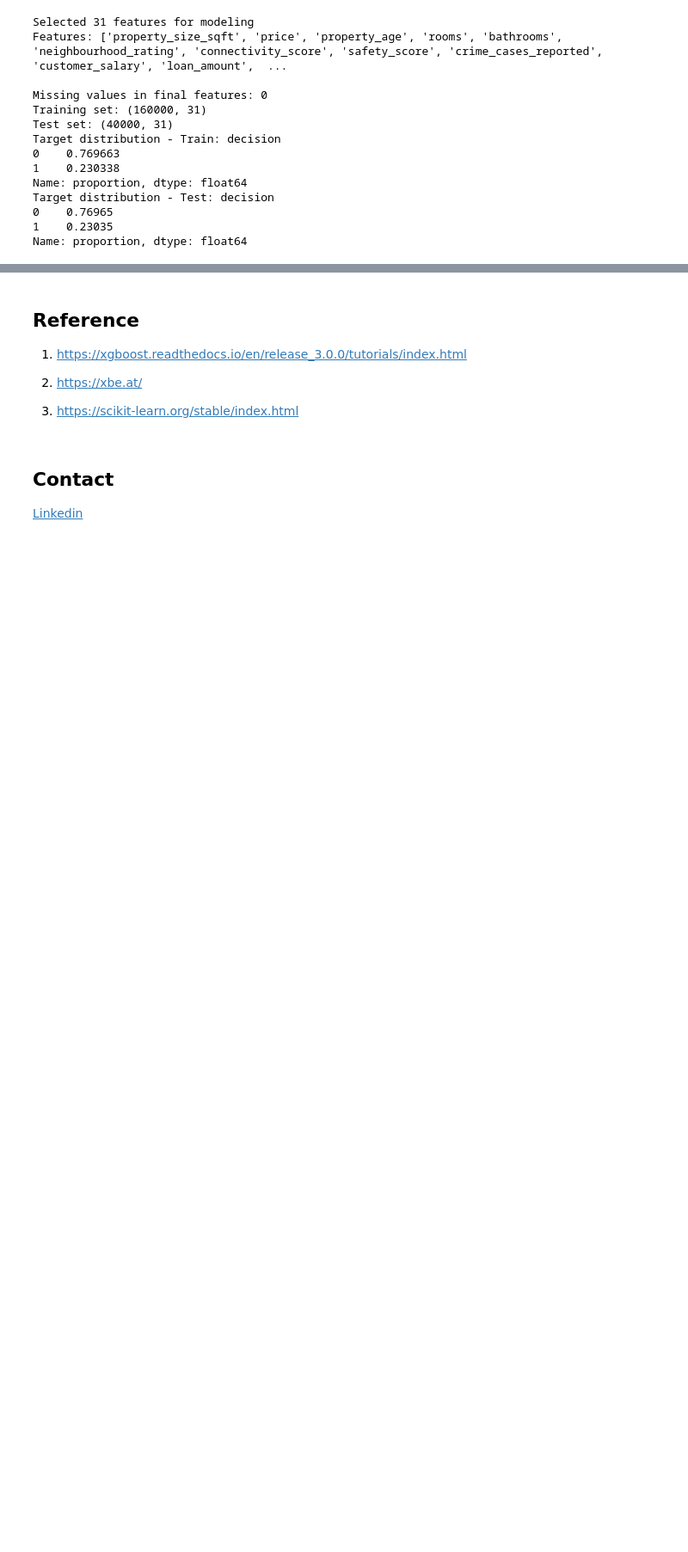
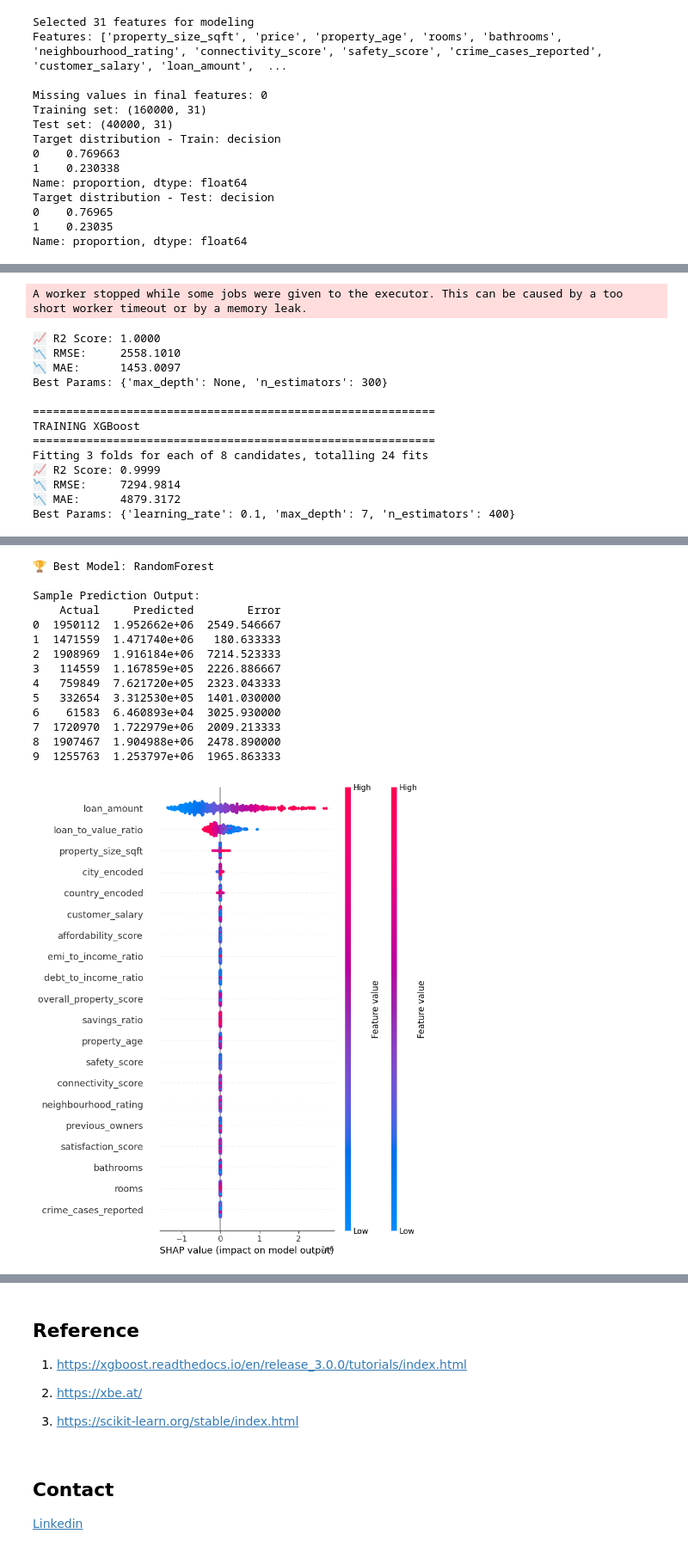
Before and after one commit to AmriDomas/DS-International-House-and-Buyer, a Jupyter notebook: eda/international-house-sales-and-buyer-loan.ipynb, the cells around one changed output, grey strips where cells are left out. Shown at 86% size. Cells and saved outputs as stored; diff of their text form; code cells hidden in the pictures; blank space fills up the shorter version.

```diff
--- a/eda/international-house-sales-and-buyer-loan.ipynb
+++ b/eda/international-house-sales-and-buyer-loan.ipynb
@@ -1582,0 +1754,8 @@ A worker stopped while some jobs were given to the executor. This can be caused
+# %%
+results_reg, X_test_reg, y_test_reg, prediction_df_reg = build_and_evaluate_regression(
+    df, final_features_num=final_features_num, target_col='price')
+
+# Best regression model (highest R²)
+best_reg_name = max(results_reg, key=lambda x: results_reg[x]["r2"])
+model_sales_trained = results_reg[best_reg_name]["model"]
+# %% [output]
@@ -1582,0 +1769,14 @@ A worker stopped while some jobs were given to the executor. This can be caused
+A worker stopped while some jobs were given to the executor. This can be caused by a too short worker timeout or by a memory leak.
+📈 R2 Score: 1.0000
+📉 RMSE:     2558.1010
+📉 MAE:      1453.0097
+Best Params: {'max_depth': None, 'n_estimators': 300}
+
+============================================================
+TRAINING XGBoost
+============================================================
+Fitting 3 folds for each of 8 candidates, totalling 24 fits
+📈 R2 Score: 0.9999
+📉 RMSE:     7294.9814
+📉 MAE:      4879.3172
+Best Params: {'learning_rate': 0.1, 'max_depth': 7, 'n_estimators': 400}
@@ -1582,0 +1784,15 @@ A worker stopped while some jobs were given to the executor. This can be caused
+🏆 Best Model: RandomForest
+
+Sample Prediction Output:
+    Actual     Predicted        Error
+0  1950112  1.952662e+06  2549.546667
+1  1471559  1.471740e+06   180.633333
+2  1908969  1.916184e+06  7214.523333
+3   114559  1.167859e+05  2226.886667
+4   759849  7.621720e+05  2323.043333
+5   332654  3.312530e+05  1401.030000
+6    61583  6.460893e+04  3025.930000
+7  1720970  1.722979e+06  2009.213333
+8  1907467  1.904988e+06  2478.890000
+9  1255763  1.253797e+06  1965.863333
+[figure, added]
```
Also changed, not shown: parts of 21 cells of this notebook.
